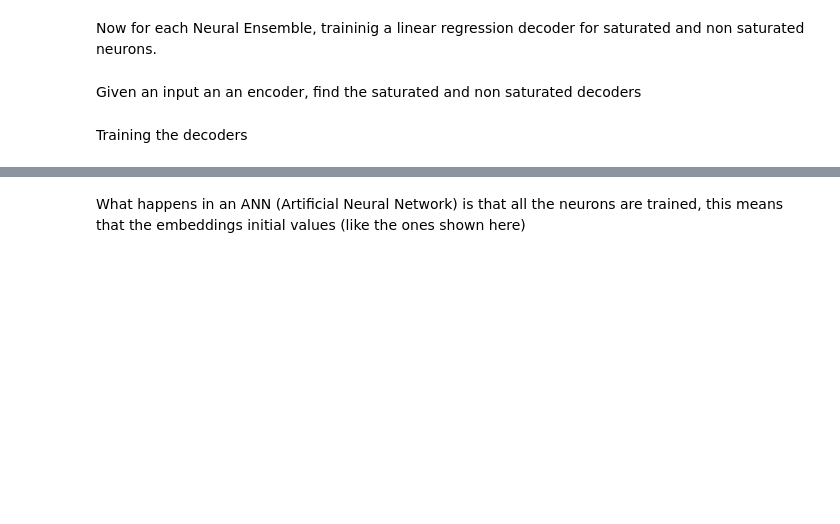
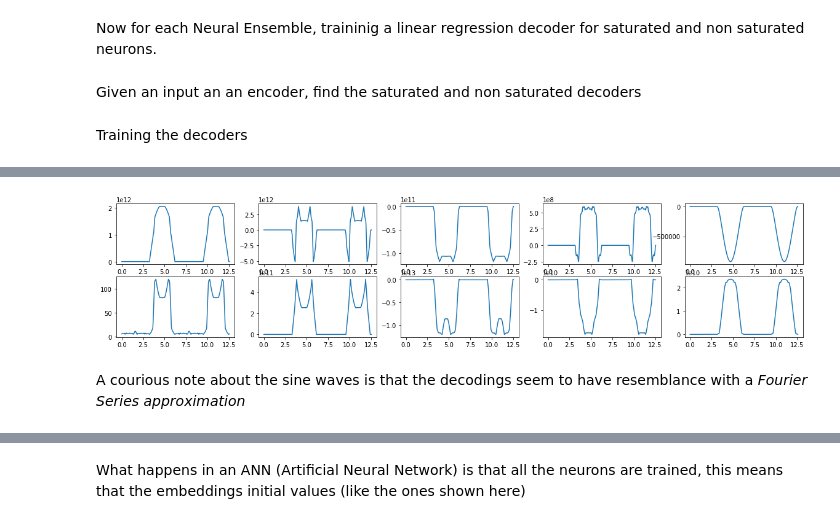
Before and after one commit to leomrocha/neural-representations, a Jupyter notebook: notebooks/ScalarRepresentation_tests.ipynb, the cells around one changed output, grey strips where cells are left out. Drawn from its saved outputs; the diff is of its cells as text; code cells hidden in the pictures; blank space fills up the shorter version.

```diff
--- a/notebooks/ScalarRepresentation_tests.ipynb
+++ b/notebooks/ScalarRepresentation_tests.ipynb
@@ -357,0 +382,7 @@ plot_data(rand_e_dec, ns_axe=0, sat_axe=1)
+# %%
+f, axes = plt.subplots(2,5, figsize=(20, 4))
+plot_data(sine_randdec, ns_axe=0, sat_axe=1)
+# %% [output]
+[figure, added]
+# %% [markdown]
+A courious note about the sine waves is that the decodings seem to have resemblance with a _Fourier Series approximation_
```
Also changed, not shown: parts of 38 cells of this notebook.
